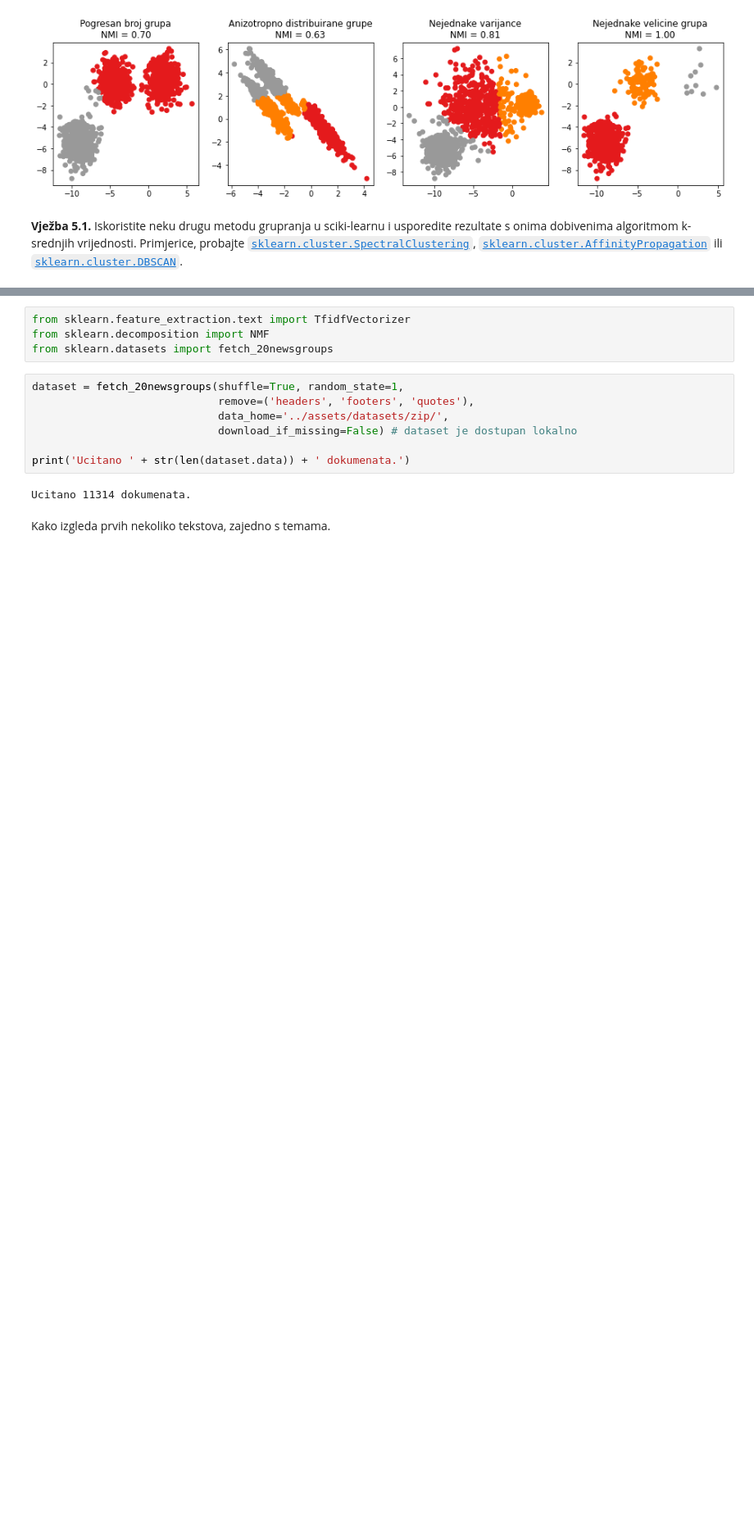
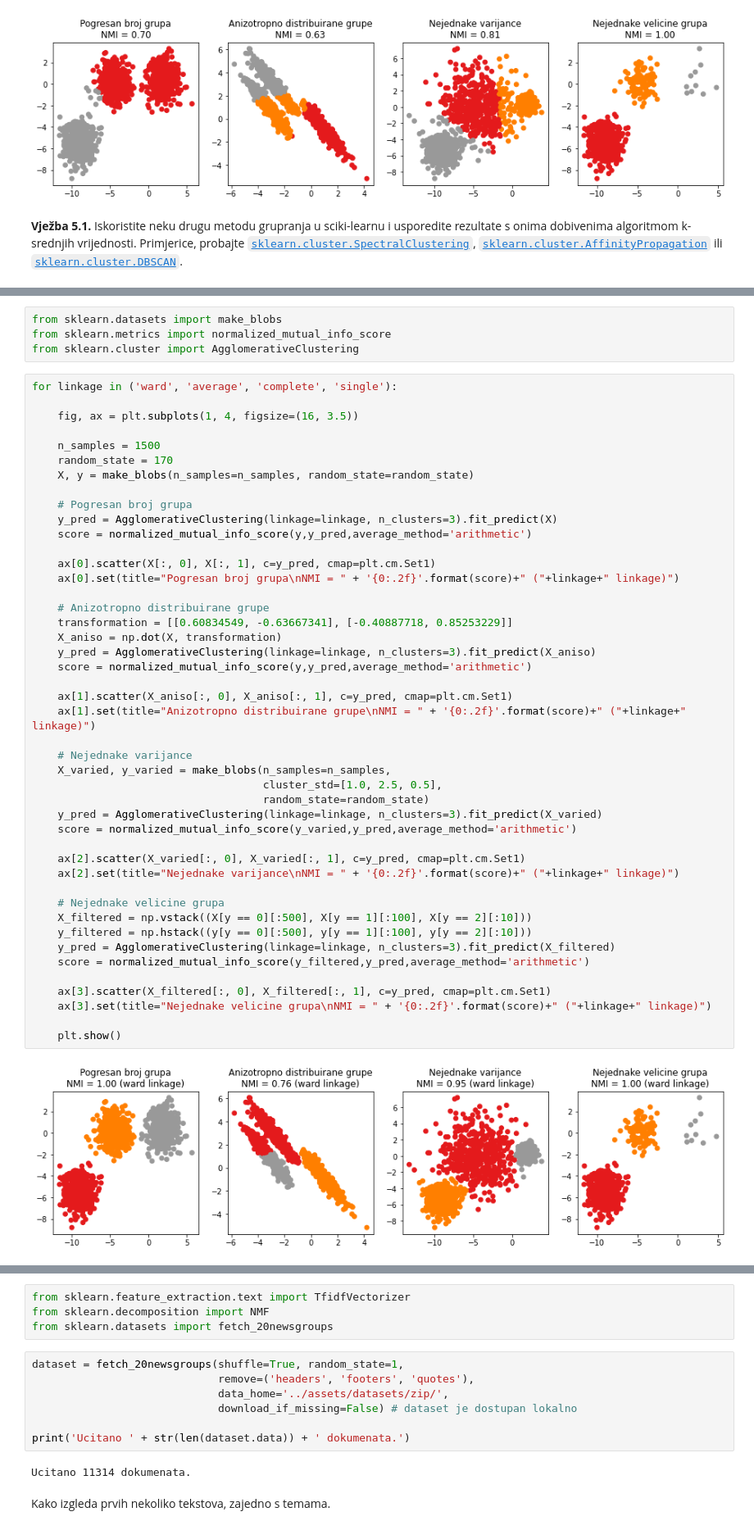
Before and after one commit to pmf-strojnoucenje/Vjezbe, a Jupyter notebook: Notebooks/PMF_SU_2020_Vjezbe5_00_Ucenje_bez_nadzora.ipynb, the cells around one changed output, grey strips where cells are left out. Shown at 82% size. Cells and saved outputs as stored; diff of their text form; blank space fills up the shorter version.

Commit message:
Update Vjezbe 5 with hierarchical clustering

```diff
--- a/Notebooks/PMF_SU_2020_Vjezbe5_00_Ucenje_bez_nadzora.ipynb
+++ b/Notebooks/PMF_SU_2020_Vjezbe5_00_Ucenje_bez_nadzora.ipynb
@@ -87,0 +103,51 @@ plt.show()
+# %%
+from sklearn.datasets import make_blobs
+from sklearn.metrics import normalized_mutual_info_score
+from sklearn.cluster import AgglomerativeClustering
+# %%
+for linkage in ('ward', 'average', 'complete', 'single'):
+
+    fig, ax = plt.subplots(1, 4, figsize=(16, 3.5))
+
+    n_samples = 1500
+    random_state = 170
+    X, y = make_blobs(n_samples=n_samples, random_state=random_state)
+
+    # Pogresan broj grupa
+    y_pred = AgglomerativeClustering(linkage=linkage, n_clusters=3).fit_predict(X)
+    score = normalized_mutual_info_score(y,y_pred,average_method='arithmetic')
+
+    ax[0].scatter(X[:, 0], X[:, 1], c=y_pred, cmap=plt.cm.Set1)
+    ax[0].set(title="Pogresan broj grupa\nNMI = " + '{0:.2f}'.format(score)+" ("+linkage+" linkage)")
+
+    # Anizotropno distribuirane grupe
+    transformation = [[0.60834549, -0.63667341], [-0.40887718, 0.85253229]]
+    X_aniso = np.dot(X, transformation)
+    y_pred = AgglomerativeClustering(linkage=linkage, n_clusters=3).fit_predict(X_aniso)
+    score = normalized_mutual_info_score(y,y_pred,average_method='arithmetic')
+
+    ax[1].scatter(X_aniso[:, 0], X_aniso[:, 1], c=y_pred, cmap=plt.cm.Set1)
+    ax[1].set(title="Anizotropno distribuirane grupe\nNMI = " + '{0:.2f}'.format(score)+" ("+linkage+" linkage)")
+
+    # Nejednake varijance
+    X_varied, y_varied = make_blobs(n_samples=n_samples,
+                                    cluster_std=[1.0, 2.5, 0.5],
+                                    random_state=random_state)
+    y_pred = AgglomerativeClustering(linkage=linkage, n_clusters=3).fit_predict(X_varied)
+    score = normalized_mutual_info_score(y_varied,y_pred,average_method='arithmetic')
+
+    ax[2].scatter(X_varied[:, 0], X_varied[:, 1], c=y_pred, cmap=plt.cm.Set1)
+    ax[2].set(title="Nejednake varijance\nNMI = " + '{0:.2f}'.format(score)+" ("+linkage+" linkage)")
+
+    # Nejednake velicine grupa
+    X_filtered = np.vstack((X[y == 0][:500], X[y == 1][:100], X[y == 2][:10]))
+    y_filtered = np.hstack((y[y == 0][:500], y[y == 1][:100], y[y == 2][:10]))
+    y_pred = AgglomerativeClustering(linkage=linkage, n_clusters=3).fit_predict(X_filtered)
+    score = normalized_mutual_info_score(y_filtered,y_pred,average_method='arithmetic')
+
+    ax[3].scatter(X_filtered[:, 0], X_filtered[:, 1], c=y_pred, cmap=plt.cm.Set1)
+    ax[3].set(title="Nejednake velicine grupa\nNMI = " + '{0:.2f}'.format(score)+" ("+linkage+" linkage)")
+
+    plt.show()
+# %% [output]
+[figure, added]
```
Also changed, not shown: parts of 5 cells of this notebook.
